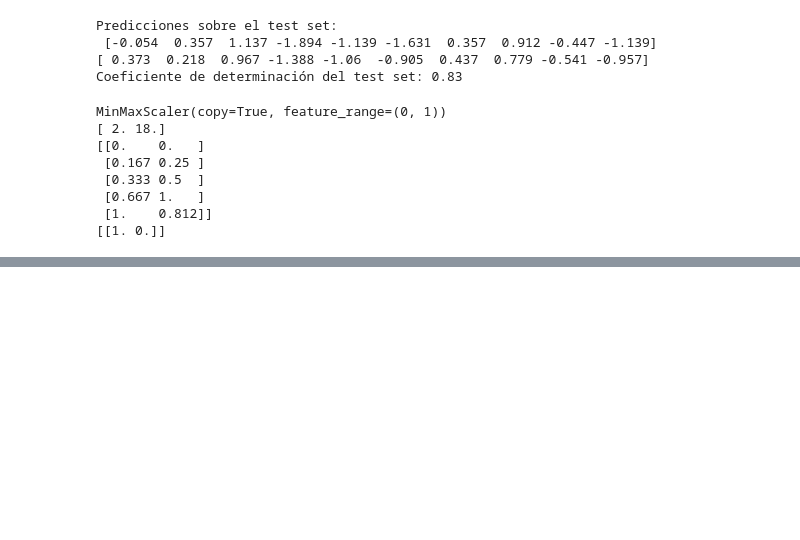
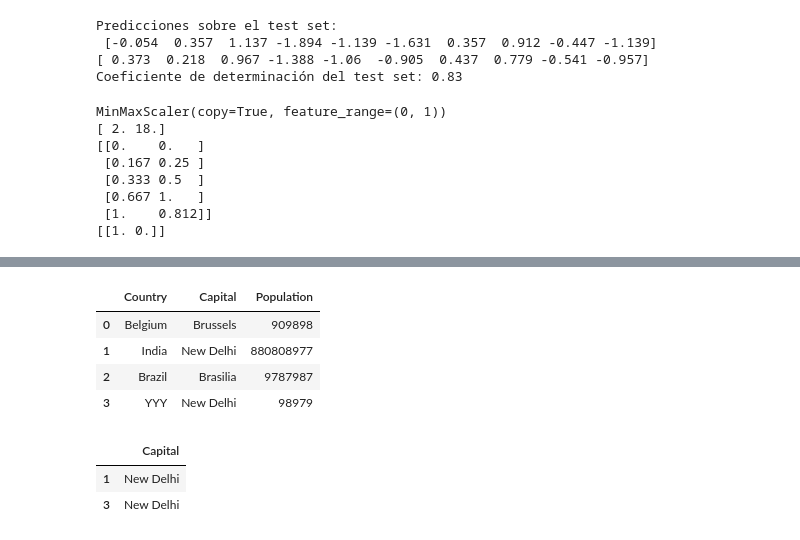
Before and after one commit to martaarozarena/kschool-supervised-learning, a Jupyter notebook: pruebas.ipynb, the cells around one changed output, grey strips where cells are left out. Cells and saved outputs as stored; diff of their text form; code cells hidden in the pictures; blank space fills up the shorter version.

```diff
--- a/pruebas.ipynb
+++ b/pruebas.ipynb
@@ -212,0 +278,19 @@ MinMaxScaler(copy=True, feature_range=(0, 1))
+# %%
+data = {'Country':['Belgium', 'India', 'Brazil', 'YYY'], 'Capital':['Brussels', 'New Delhi', 'Brasilia', 'New Delhi'],
+        'Population':[909898, 880808977, 9787987, 98979]}
+# %%
+df = pd.DataFrame(data, columns=['Country', 'Capital', 'Population'])
+# %%
+df
+# %% [output]
+|  | Country | Capital | Population |
+| 0 | Belgium | Brussels | 909898 |
+| 1 | India | New Delhi | 880808977 |
+| 2 | Brazil | Brasilia | 9787987 |
+| 3 | YYY | New Delhi | 98979 |
+# %%
+df.loc[df['Capital']=='New Delhi', ['Capital']]
+# %% [output]
+|  | Capital |
+| 1 | New Delhi |
+| 3 | New Delhi |
```
Also changed, not shown: parts of 16 cells of this notebook, 1 other file.
